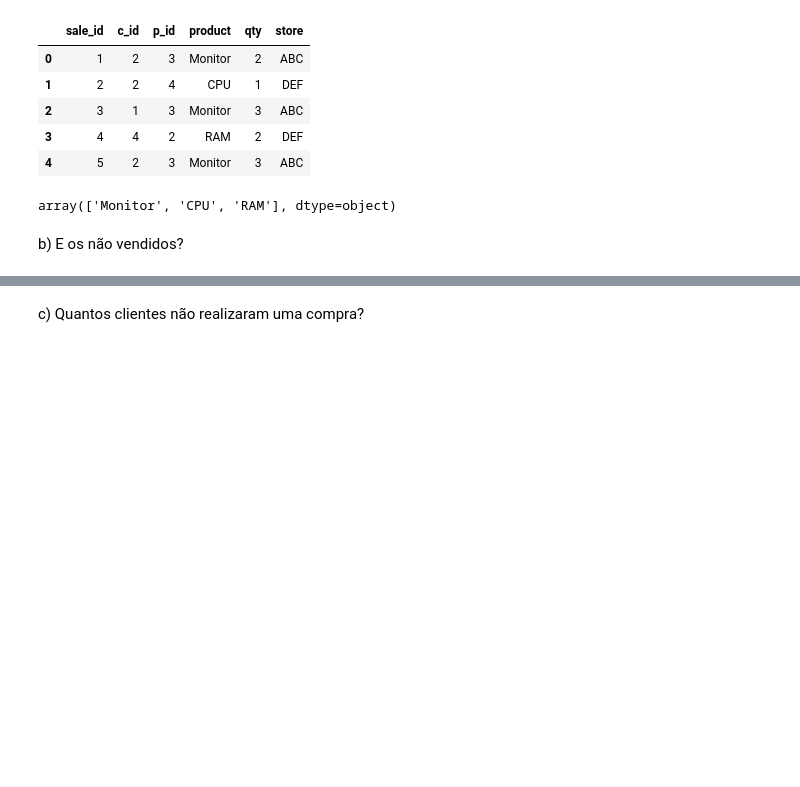
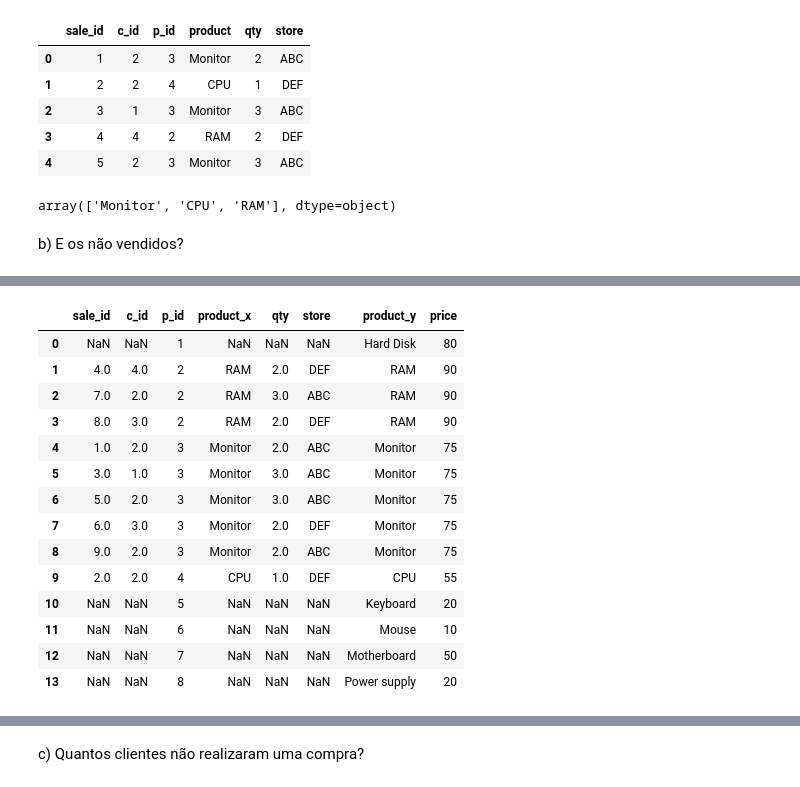
Before and after one commit to patriciacatandi/Lets_Code_Alunos, a Jupyter notebook: 02_Ferramentas_Programação/03_Pandas/Aula_4_-_Groupby_Merge.ipynb, the cells around one changed output, grey strips where cells are left out. Drawn from its saved outputs; the diff is of its cells as text; code cells hidden in the pictures; blank space fills up the shorter version.

```diff
--- a/02_Ferramentas_Programação/03_Pandas/Aula_4_-_Groupby_Merge.ipynb
+++ b/02_Ferramentas_Programação/03_Pandas/Aula_4_-_Groupby_Merge.ipynb
@@ -1479,6 +1497,20 @@ b) E os não vendidos?
 # %%
 my_data=pd.merge(sales,products,on='p_id',how='right')
 
-my_data=my_data[my_data['sale_id'].isnull()]
-
-print(my_data.loc[:,'product_y'])
+my_data
+# %% [output]
+|  | sale_id | c_id | p_id | product_x | qty | store | product_y | price |
+| 0 | NaN | NaN | 1 | NaN | NaN | NaN | Hard Disk | 80 |
+| 1 | 4.0 | 4.0 | 2 | RAM | 2.0 | DEF | RAM | 90 |
+| 2 | 7.0 | 2.0 | 2 | RAM | 3.0 | ABC | RAM | 90 |
+| 3 | 8.0 | 3.0 | 2 | RAM | 2.0 | DEF | RAM | 90 |
+| 4 | 1.0 | 2.0 | 3 | Monitor | 2.0 | ABC | Monitor | 75 |
+| 5 | 3.0 | 1.0 | 3 | Monitor | 3.0 | ABC | Monitor | 75 |
+| 6 | 5.0 | 2.0 | 3 | Monitor | 3.0 | ABC | Monitor | 75 |
+| 7 | 6.0 | 3.0 | 3 | Monitor | 2.0 | DEF | Monitor | 75 |
+| 8 | 9.0 | 2.0 | 3 | Monitor | 2.0 | ABC | Monitor | 75 |
+| 9 | 2.0 | 2.0 | 4 | CPU | 1.0 | DEF | CPU | 55 |
+| 10 | NaN | NaN | 5 | NaN | NaN | NaN | Keyboard | 20 |
+| 11 | NaN | NaN | 6 | NaN | NaN | NaN | Mouse | 10 |
+| 12 | NaN | NaN | 7 | NaN | NaN | NaN | Motherboard | 50 |
+| 13 | NaN | NaN | 8 | NaN | NaN | NaN | Power supply | 20 |
```
Also changed, not shown: parts of 15 cells of this notebook, 1 other file.
